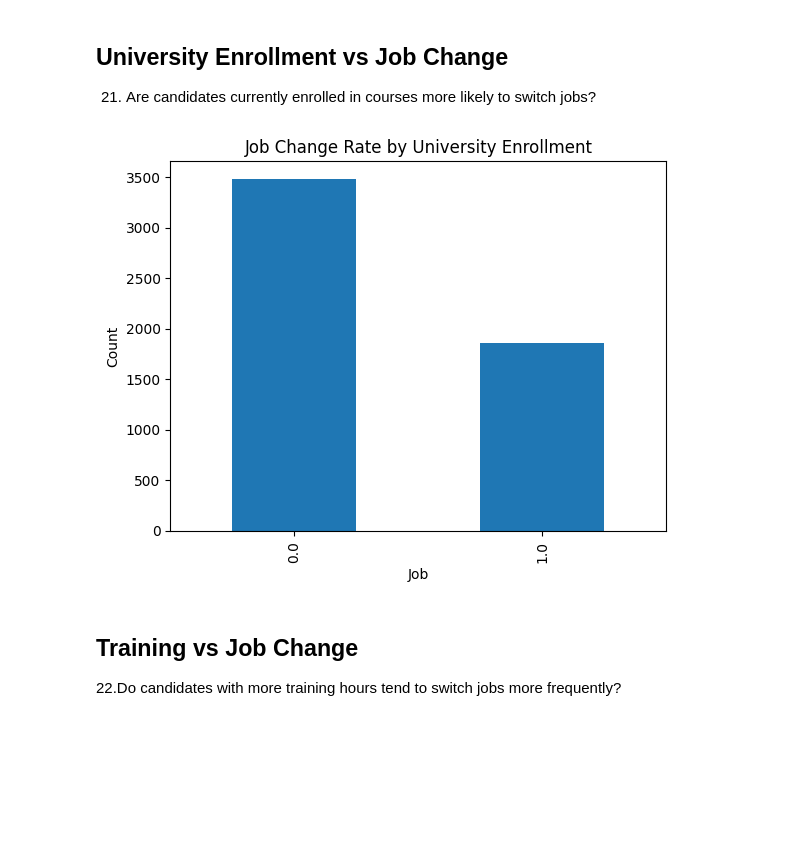
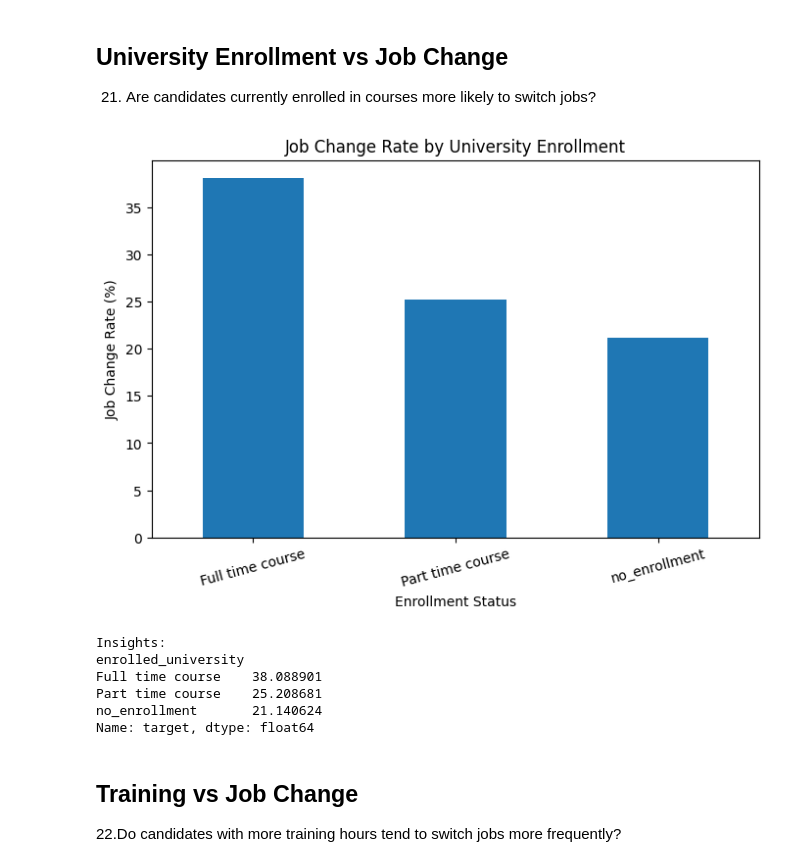
Before and after one commit to sujal-chauhan2006/EDA-Projects, a Jupyter notebook: HR_Analytics_Job_Change_EDA/HR_Analytics_Job_Change_EDA.ipynb, the cells around one changed output. Cells and saved outputs as stored; diff of their text form; code cells hidden in the pictures; blank space fills up the shorter version.

```diff
--- a/HR_Analytics_Job_Change_EDA/HR_Analytics_Job_Change_EDA.ipynb
+++ b/HR_Analytics_Job_Change_EDA/HR_Analytics_Job_Change_EDA.ipynb
@@ -375,15 +394,27 @@ plt.show()
 # %% [markdown]
 ## University Enrollment vs Job Change
 21. Are candidates currently enrolled in courses more likely to switch jobs?
-# %%
-uni_switch_job = df[df['enrolled_university'] != 'no_enrollment']['target']
-uni_switch_job.value_counts().plot(kind = 'bar')
-plt.xlabel('Job')
-plt.ylabel('Count')
-plt.title('Job Change Rate by University Enrollment')
-plt.show()
-# %% [output]
-[figure, removed]
+# %%
+
+uni_job_change = df.groupby('enrolled_university')['target'].mean() * 100
+
+uni_job_change.plot(kind='bar', figsize=(8, 5))
+plt.title('Job Change Rate by University Enrollment')
+plt.xlabel('Enrollment Status')
+plt.ylabel('Job Change Rate (%)')
+plt.xticks(rotation=15)
+plt.show()
+
+print("\nInsights:")
+print(uni_job_change.sort_values(ascending=False))
+# %% [output]
+[figure, added]
+Insights:
+enrolled_university
+Full time course    38.088901
+Part time course    25.208681
+no_enrollment       21.140624
+Name: target, dtype: float64
 # %% [markdown]
 ## Training vs Job Change
 
```
Also changed, not shown: parts of 12 cells of this notebook.
